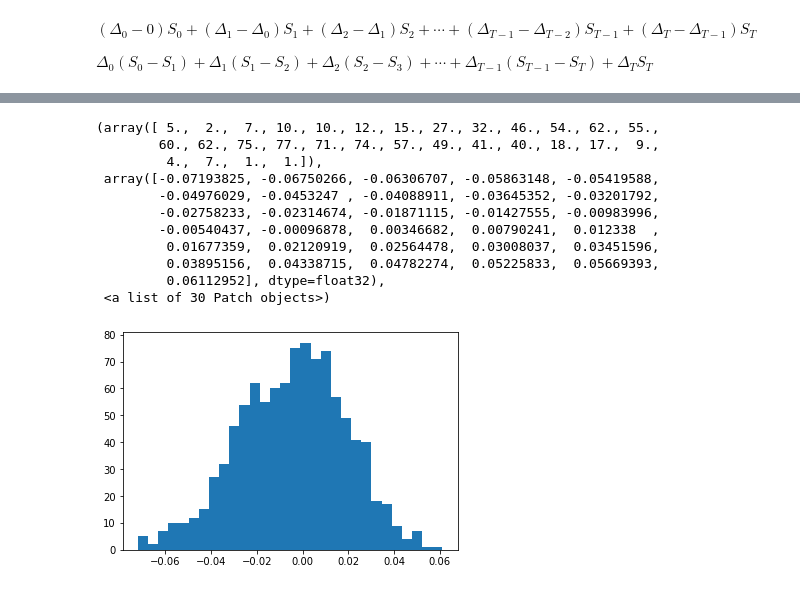
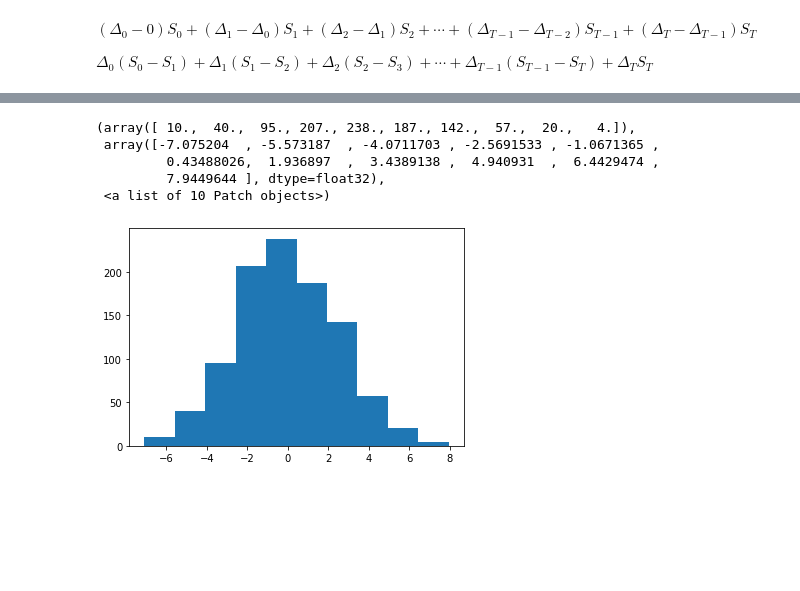
Before and after one commit to Joocheol/Financial-Engineering, a Jupyter notebook: Two_versions_of_delta_hedging.ipynb, the cells around one changed output, grey strips where cells are left out. Saved outputs shown, nothing was run; the diff lists cells and outputs as text; code cells hidden in the pictures; blank space fills up the shorter version.

```diff
--- a/Two_versions_of_delta_hedging.ipynb
+++ b/Two_versions_of_delta_hedging.ipynb
@@ -82,7 +77,7 @@ $\Delta_0 (S_0-S_1) + \Delta_1 (S_1-S_2) + \Delta_2 (S_2-S_3) + \cdots + \Delta_
 # %%
 a = []
 
-K = 1
+K = 100
 
 for i in range(M):
     cost = 0
@@ -93,7 +88,7 @@ for i in range(M):
         cost = cost + delta*(price-S[i,j+1])
         price = S[i,j+1]
 
-    cost = cost + max(S[i,N]-K, 0) - 0.07965567
+    #cost = cost + np.maximum(S[i,N]-K, 0) - 2.2871506280449694
 
 
     a.append(cost)
@@ -119,7 +114,7 @@ bscall(1,1,365/365,0.0,0.2)
 # %%
 import tensorflow as tf
 # %%
-K = 1
+K = 100
 
 my_input = []
 
@@ -139,9 +134,12 @@ my_input = my_input + [price]
 for j in range(N):
 
     delta = tf.keras.layers.Dense(32, activation='tanh')(price)
+    delta = tf.keras.layers.BatchNormalization()(delta)
     #delta = tf.keras.layers.Dropout(0.5)(delta)
     delta = tf.keras.layers.Dense(32, activation='relu')(delta)
+    delta = tf.keras.layers.BatchNormalization()(delta)
     delta = tf.keras.layers.Dense(32, activation='tanh')(delta)
+    delta = tf.keras.layers.BatchNormalization()(delta)
     delta = tf.keras.layers.Dense(1)(delta)
 
     new_price = tf.keras.layers.Input(shape=(1,), name='S'+str(j))
@@ -162,8 +160,8 @@ model = tf.keras.Model(inputs=my_input, outputs=cum_cost)
 #tf.keras.utils.plot_model(model)
 # %%
 
-p = 0.07965567 * np.ones([M,1])
+p = 2.2871506280449694 * np.ones([M,1])
 c = np.zeros([M,1])
-SS = [S[:,i] for i in range(N+1)]
+SS = [S[:,i].reshape(M,1) for i in range(N+1)]
 x = [p]+[c]+[SS]
-y = np.zeros([M,1])
+y = 2.2871506280449694 * np.zeros([M,1])
@@ -171,6 +189,6 @@ y = np.zeros([M,1])
 
 model.compile(loss='mse', optimizer='adam')
 # %%
-model.fit(x,y, batch_size=100, epochs=100,  verbose=True)
+model.fit(x,y, batch_size=128, epochs=100,  verbose=True)
 # %% [output]
 Epoch 1/100
@@ -214,15 +197,9 @@ array([[ 2.93161795e-02],
 # %%
-plt.hist(model.predict(x),bins=30)
+plt.hist(model.predict(x))
 # %% [output]
-(array([ 5.,  2.,  7., 10., 10., 12., 15., 27., 32., 46., 54., 62., 55.,
-        60., 62., 75., 77., 71., 74., 57., 49., 41., 40., 18., 17.,  9.,
-         4.,  7.,  1.,  1.]),
- array([-0.07193825, -0.06750266, -0.06306707, -0.05863148, -0.05419588,
-        -0.04976029, -0.0453247 , -0.04088911, -0.03645352, -0.03201792,
-        -0.02758233, -0.02314674, -0.01871115, -0.01427555, -0.00983996,
-        -0.00540437, -0.00096878,  0.00346682,  0.00790241,  0.012338  ,
-         0.01677359,  0.02120919,  0.02564478,  0.03008037,  0.03451596,
-         0.03895156,  0.04338715,  0.04782274,  0.05225833,  0.05669393,
-         0.06112952], dtype=float32),
- <a list of 30 Patch objects>)
+(array([ 10.,  40.,  95., 207., 238., 187., 142.,  57.,  20.,   4.]),
+ array([-7.075204  , -5.573187  , -4.0711703 , -2.5691533 , -1.0671365 ,
+         0.43488026,  1.936897  ,  3.4389138 ,  4.940931  ,  6.4429474 ,
+         7.9449644 ], dtype=float32),
+ <a list of 10 Patch objects>)
-[figure, old version]
+[figure, new version]
```
Also changed, not shown: parts of 10 cells of this notebook.
